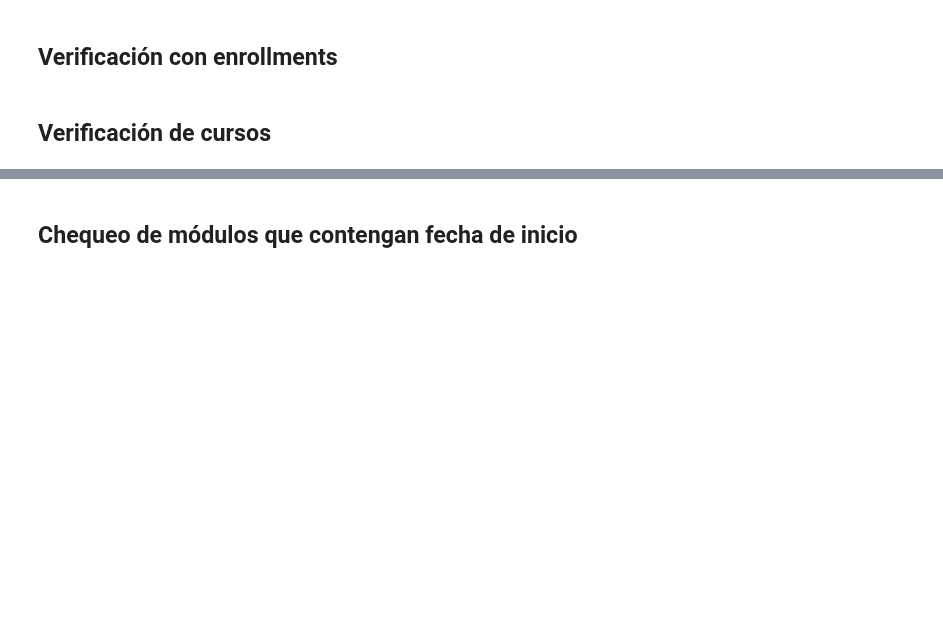
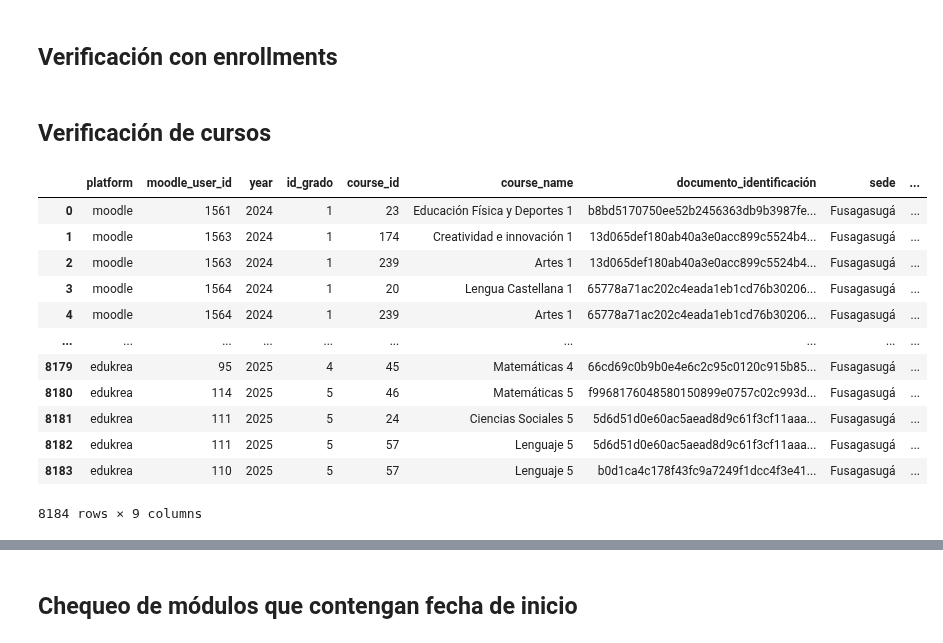
Before and after one commit to didi-gg/formar-innovar, a Jupyter notebook: notebooks/other/checker.ipynb, the cells around one changed output, grey strips where cells are left out. Saved outputs shown, nothing was run; the diff lists cells and outputs as text; code cells hidden in the pictures; blank space fills up the shorter version.

Commit message:
concat student courses

```diff
--- a/notebooks/other/checker.ipynb
+++ b/notebooks/other/checker.ipynb
@@ -387,0 +368,17 @@ students_courses = pd.read_csv('data/interim/moodle/student_courses_edukrea.csv'
+# %%
+students_courses = pd.read_csv('data/interim/moodle/student_courses.csv')
+students_courses
+# %% [output]
+|  | platform | moodle_user_id | year | id_grado | course_id | course_name | documento_identificación | sede | ... |
+| 0 | moodle | 1561 | 2024 | 1 | 23 | Educación Física y Deportes 1 | b8bd5170750ee52b2456363db9b3987fe... | Fusagasugá | ... |
+| 1 | moodle | 1563 | 2024 | 1 | 174 | Creatividad e innovación 1 | 13d065def180ab40a3e0acc899c5524b4... | Fusagasugá | ... |
+| 2 | moodle | 1563 | 2024 | 1 | 239 | Artes 1 | 13d065def180ab40a3e0acc899c5524b4... | Fusagasugá | ... |
+| 3 | moodle | 1564 | 2024 | 1 | 20 | Lengua Castellana 1 | 65778a71ac202c4eada1eb1cd76b30206... | Fusagasugá | ... |
+| 4 | moodle | 1564 | 2024 | 1 | 239 | Artes 1 | 65778a71ac202c4eada1eb1cd76b30206... | Fusagasugá | ... |
+| ... | ... | ... | ... | ... | ... | ... | ... | ... | ... |
+| 8179 | edukrea | 95 | 2025 | 4 | 45 | Matemáticas 4 | 66cd69c0b9b0e4e6c2c95c0120c915b85... | Fusagasugá | ... |
+| 8180 | edukrea | 114 | 2025 | 5 | 46 | Matemáticas 5 | f9968176048580150899e0757c02c993d... | Fusagasugá | ... |
+| 8181 | edukrea | 111 | 2025 | 5 | 24 | Ciencias Sociales 5 | 5d6d51d0e60ac5aead8d9c61f3cf11aaa... | Fusagasugá | ... |
+| 8182 | edukrea | 111 | 2025 | 5 | 57 | Lenguaje 5 | 5d6d51d0e60ac5aead8d9c61f3cf11aaa... | Fusagasugá | ... |
+| 8183 | edukrea | 110 | 2025 | 5 | 57 | Lenguaje 5 | b0d1ca4c178f43fc9a7249f1dcc4f3e41... | Fusagasugá | ... |
+8184 rows × 9 columns
```
Also changed, not shown: parts of 18 cells of this notebook, 5 other files.
